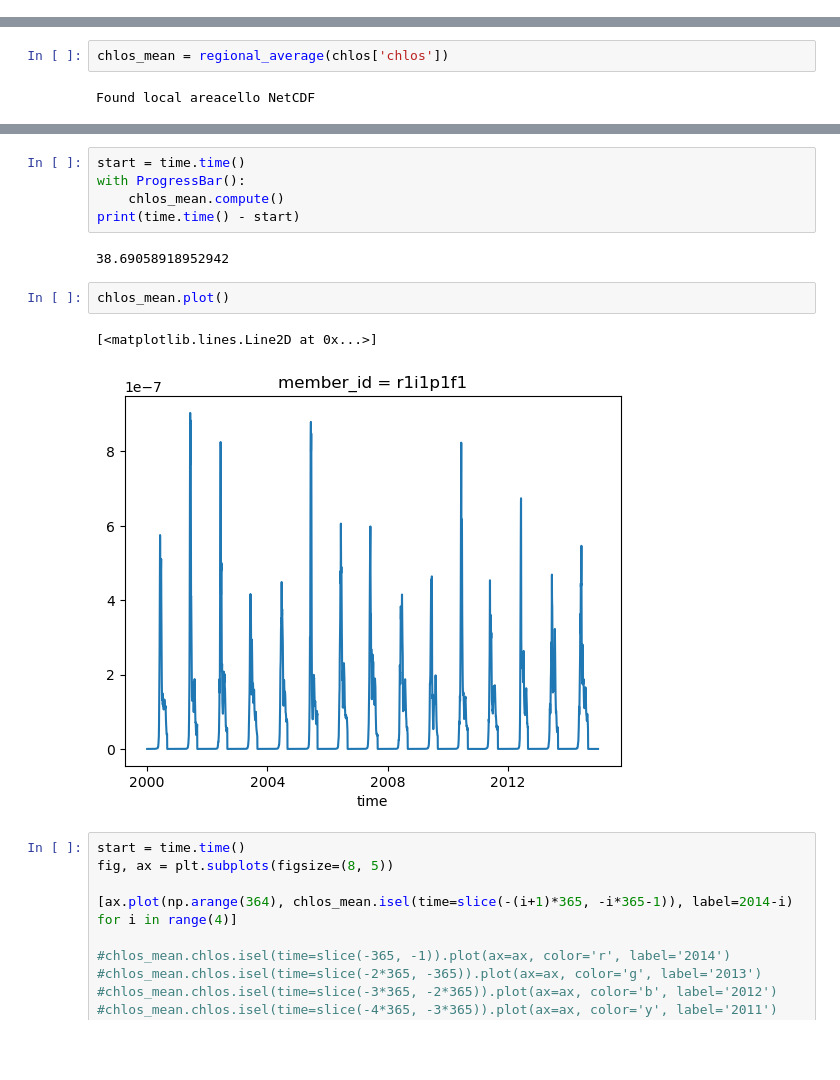
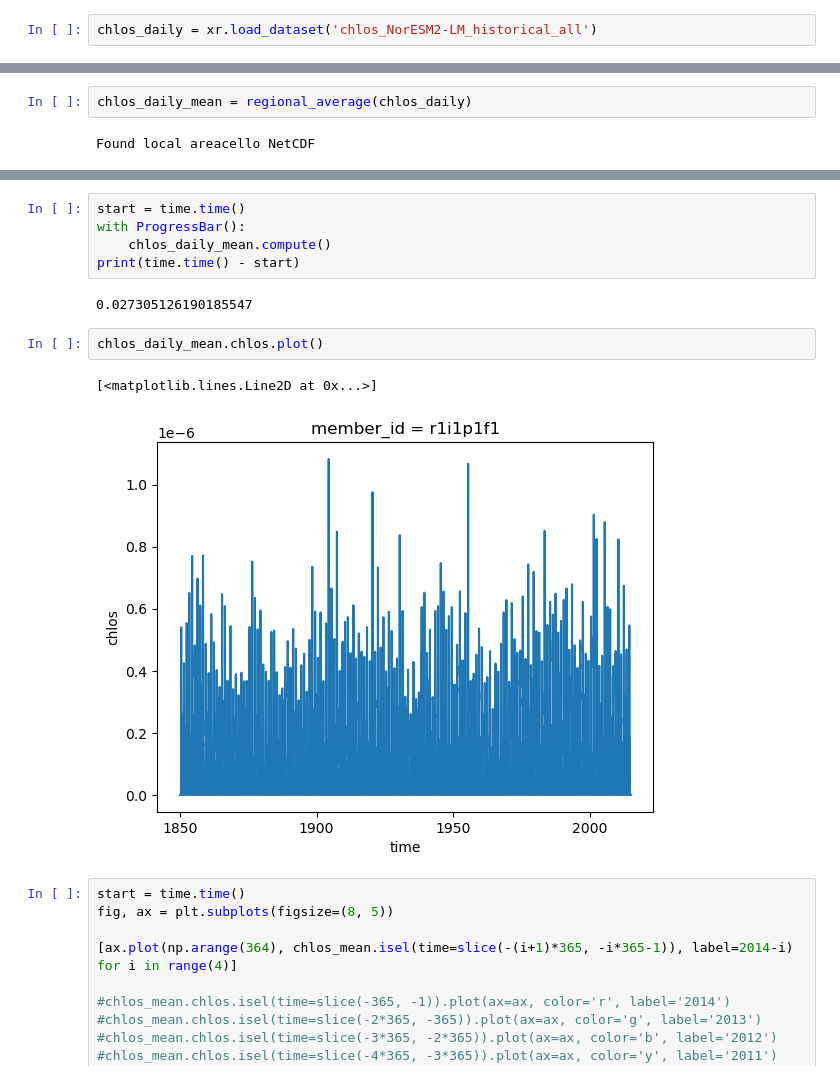
Before and after one commit to eScience-course/Tjaernoe2022-group6, a Jupyter notebook: notebooks/Stian/main.ipynb, the cells around one changed output, grey strips where cells are left out. Cells and saved outputs as stored; diff of their text form; blank space fills up the shorter version.

```diff
--- a/notebooks/Stian/main.ipynb
+++ b/notebooks/Stian/main.ipynb
@@ -80,0 +66,2 @@ Request: s3://escience2022/Ada/daily/chlos_Oday_NorESM2-LM_historical_*.nc
+# %%
+chlos_daily = xr.load_dataset('chlos_NorESM2-LM_historical_all')
@@ -81,4 +75,4 @@ Request: s3://escience2022/Ada/daily/chlos_Oday_NorESM2-LM_historical_*.nc
 # %%
-chlos_mean = regional_average(chlos['chlos'])
+chlos_daily_mean = regional_average(chlos_daily)
 # %% [output]
 Found local areacello NetCDF
@@ -85,15 +110,15 @@ Found local areacello NetCDF
 # %%
 start = time.time()
 with ProgressBar():
-    chlos_mean.compute()
+    chlos_daily_mean.compute()
 print(time.time() - start)
 # %% [output]
-38.69058918952942
+0.027305126190185547
 # %%
-chlos_mean.plot()
+chlos_daily_mean.chlos.plot()
 # %% [output]
 [<matplotlib.lines.Line2D at 0x...>]
-[figure, old version]
+[figure, new version]
 # %%
 start = time.time()
 fig, ax = plt.subplots(figsize=(8, 5))
```
Also changed, not shown: parts of 8 cells of this notebook, 1 other file.
